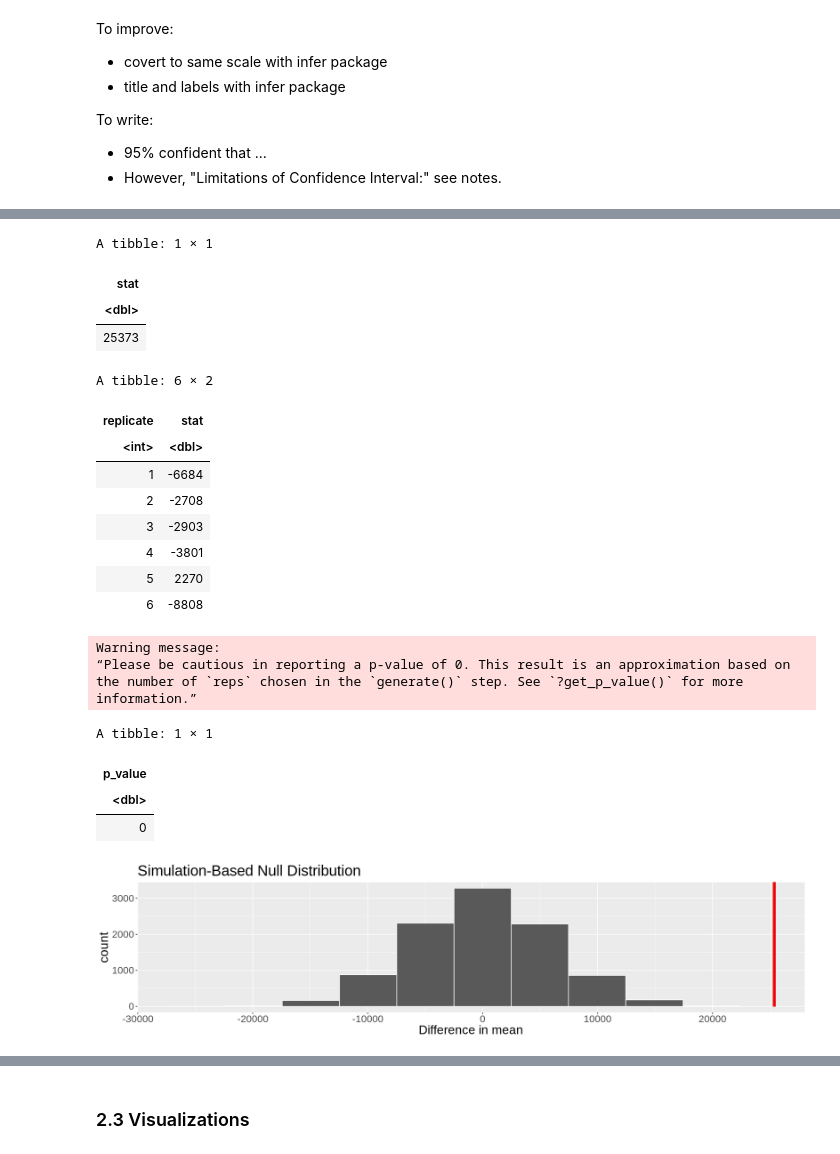
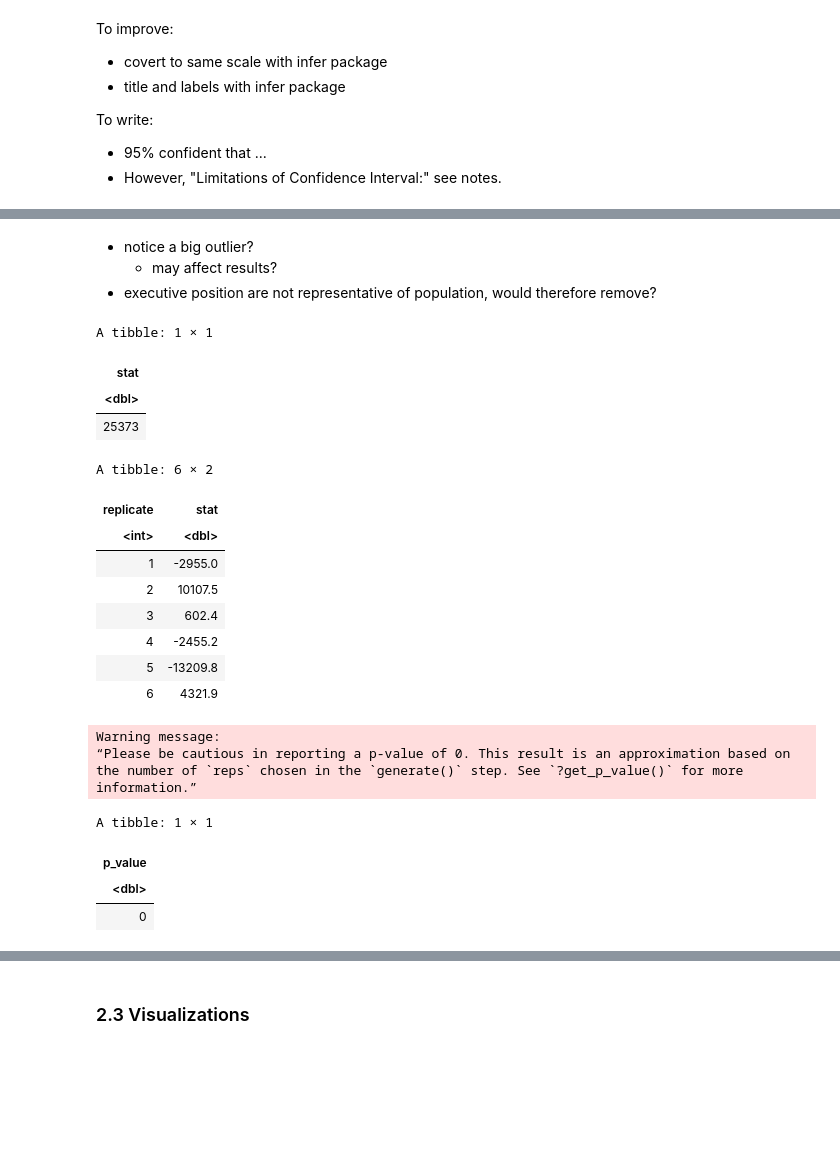
Before and after one commit to ludioludius/STAT201-Project, a Jupyter notebook: Final_Report_Draft.ipynb, the cells around one changed output, grey strips where cells are left out. Saved outputs shown, nothing was run; the diff lists cells and outputs as text; code cells hidden in the pictures; blank space fills up the shorter version.

```diff
--- a/Final_Report_Draft.ipynb
+++ b/Final_Report_Draft.ipynb
@@ -269,3 +329,7 @@ To write:
+# %% [markdown]
+- notice a big outlier?
+    - may affect results?
+- executive position are not representative of population, would therefore remove?
 # %%
 ## Yvonne's Orignal
 
@@ -276,51 +340,53 @@ To write:
 #     select(-remote_ratio)
 # head(remote_binary)
 
 #calculate observed test statistic
 obs_diff_in_means <-
     remote_binary %>%
     specify(formula = salary_in_usd ~ fully_remote) %>%
     calculate(stat = "diff in means", order = c("TRUE", "FALSE"))
 obs_diff_in_means
 
 # build the null distribution
 null_dist <-remote_binary  %>%
     specify(formula = salary_in_usd ~ fully_remote) %>%
     hypothesize(null = "independence") %>%
     generate(reps = 10000, type = "permute") %>%
     calculate(stat="diff in means", order = c("TRUE", "FALSE"))
 head(null_dist)
 
-# visualization
-diff_in_medians_plot <-
-    visualize(null_dist, bins = 10) +
-    shade_p_value(obs_stat = obs_diff_in_means, direction = "right") +
-    xlab("Difference in mean") +
-    theme(text = element_text(size = 20))
-diff_in_medians_plot
+# # visualization
+# options(repr.plot.width = 16, repr.plot.height = 6)
+# options("scipen"=10, "digits"=4)
+
+# diff_in_medians_plot <-
+#     visualize(null_dist, bins = 10) +
+#     shade_p_value(obs_stat = obs_diff_in_means, direction = "right") +
+#     xlab("Difference in mean") +
+#     theme(text = element_text(size = 20))
+# diff_in_medians_plot
 
 # get p value
-p_value <-null_dist %>%
+p_value <- null_dist %>%
     get_p_value(obs_stat = obs_diff_in_means, direction = "right")
 p_value
 # %% [output]
 A tibble: 1 × 1
 | stat |
 | <dbl> |
 | 25373 |
 A tibble: 6 × 2
 | replicate | stat |
 | <int> | <dbl> |
-| 1 | -6684 |
-| 2 | -2708 |
-| 3 | -2903 |
-| 4 | -3801 |
-| 5 | 2270 |
-| 6 | -8808 |
+| 1 | -2955.0 |
+| 2 | 10107.5 |
+| 3 | 602.4 |
+| 4 | -2455.2 |
+| 5 | -13209.8 |
+| 6 | 4321.9 |
 Warning message:
 “Please be cautious in reporting a p-value of 0. This result is an approximation based on the number of `reps` chosen in the `generate()` step. See `?get_p_value()` for more information.”
 A tibble: 1 × 1
 | p_value |
 | <dbl> |
 | 0 |
-[figure, removed]
```
Also changed, not shown: parts of 19 cells of this notebook.
